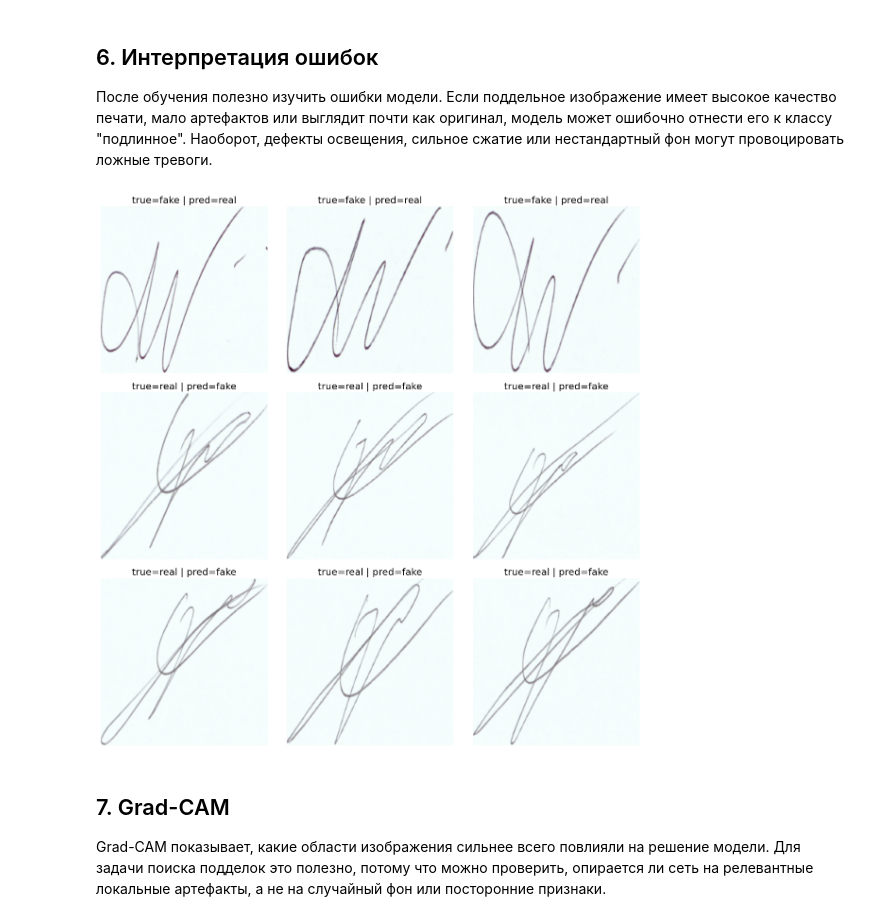
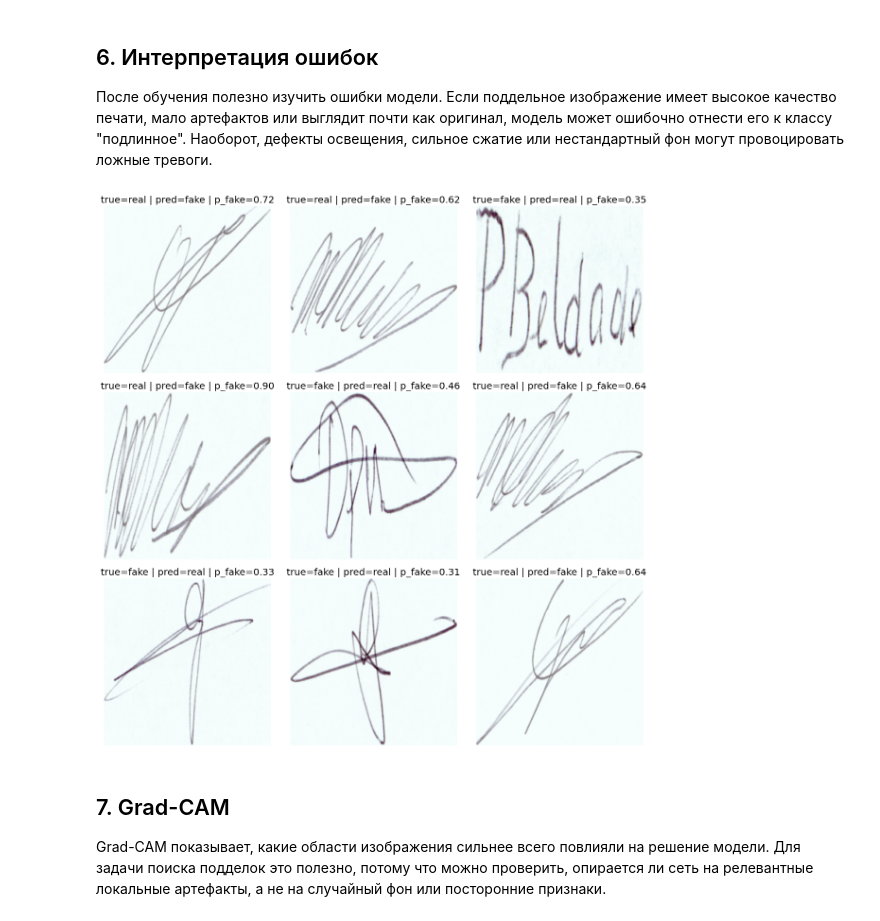
Before and after one commit to TinkyWinner/AI, a Jupyter notebook: ai/Самостоятельное задание №1.ipynb, the cells around one changed output. Cells and saved outputs as stored; diff of their text form; code cells hidden in the pictures.

```diff
--- a/ai/Самостоятельное задание №1.ipynb
+++ b/ai/Самостоятельное задание №1.ipynb
@@ -528,29 +664,39 @@ weighted avg       0.91      0.91      0.91       500
 
 После обучения полезно изучить ошибки модели. Если поддельное изображение имеет высокое качество печати, мало артефактов или выглядит почти как оригинал, модель может ошибочно отнести его к классу "подлинное". Наоборот, дефекты освещения, сильное сжатие или нестандартный фон могут провоцировать ложные тревоги.
 # %%
-def show_misclassified(dataset, preds, targets, max_items=9):
+def show_misclassified(dataset, preds, targets, probs=None, max_items=9, seed=42):
     if dataset is None or preds is None or targets is None:
         return
 
     errors = np.where(preds != targets)[0]
     if len(errors) == 0:
         print('Ошибок на выбранной выборке не найдено.')
         return
 
     n = min(max_items, len(errors))
+    rng = np.random.default_rng(seed)
+    selected = rng.choice(errors, size=n, replace=False) if len(errors) > n else errors
+
     plt.figure(figsize=(12, 4 * int(np.ceil(n / 3))))
-    for i, idx in enumerate(errors[:n], start=1):
-        image, label = dataset[idx]
+    for i, idx in enumerate(selected, start=1):
+        image, label = dataset[int(idx)]
         plt.subplot(int(np.ceil(n / 3)), 3, i)
         plt.imshow(denormalize(image))
-        plt.title(f'true={class_names[label]} | pred={class_names[preds[idx]]}')
+
+        title = f'true={class_names[label]} | pred={class_names[preds[idx]]}'
+        if probs is not None:
+            title += f' | p_fake={probs[idx]:.2f}'
+
+        plt.title(title)
         plt.axis('off')
+
     plt.tight_layout()
 
+
 if test_loader is not None:
-    show_misclassified(test_dataset, preds, targets)
+    show_misclassified(test_dataset, preds, targets, probs=probs)
 # %% [output]
-[figure, old version]
+[figure, new version]
 # %% [markdown]
 ## 7. Grad-CAM
 
```
Also changed, not shown: parts of 12 cells of this notebook, 2 other files.
